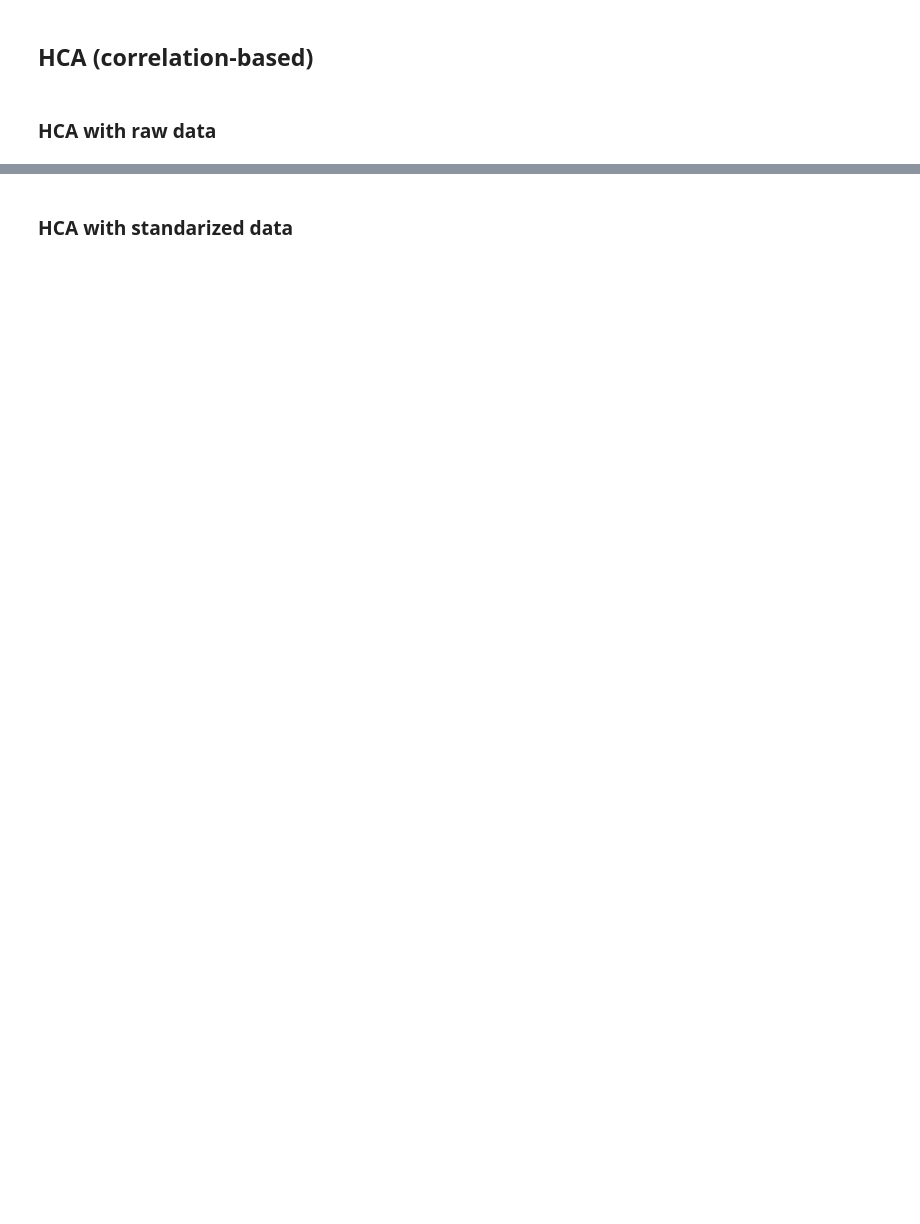
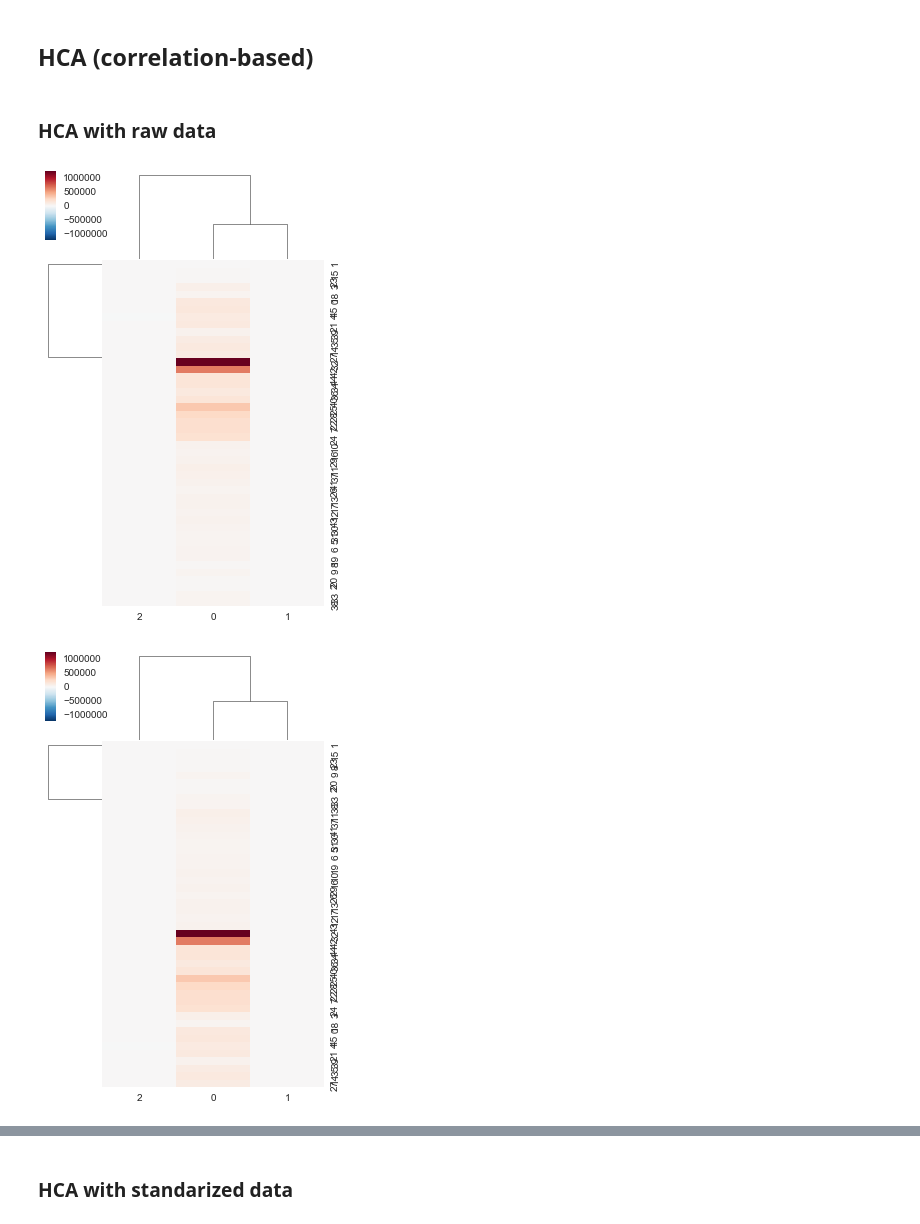
Before and after one commit to miaoever/IOT, a Jupyter notebook: Standup 4/HCA.ipynb, the cells around one changed output, grey strips where cells are left out. Drawn from its saved outputs; the diff is of its cells as text; code cells hidden in the pictures; blank space fills up the shorter version.

```diff
--- a/Standup 4/HCA.ipynb
+++ b/Standup 4/HCA.ipynb
@@ -14,3 +186,8 @@
 ## HCA (correlation-based)
 # %% [markdown]
 ### HCA with raw data
+# %%
+hca(X,'correlation')
+# %% [output]
+[figure, added]
+[figure, added]
```
Also changed, not shown: parts of 7 cells of this notebook, 1 other file.
